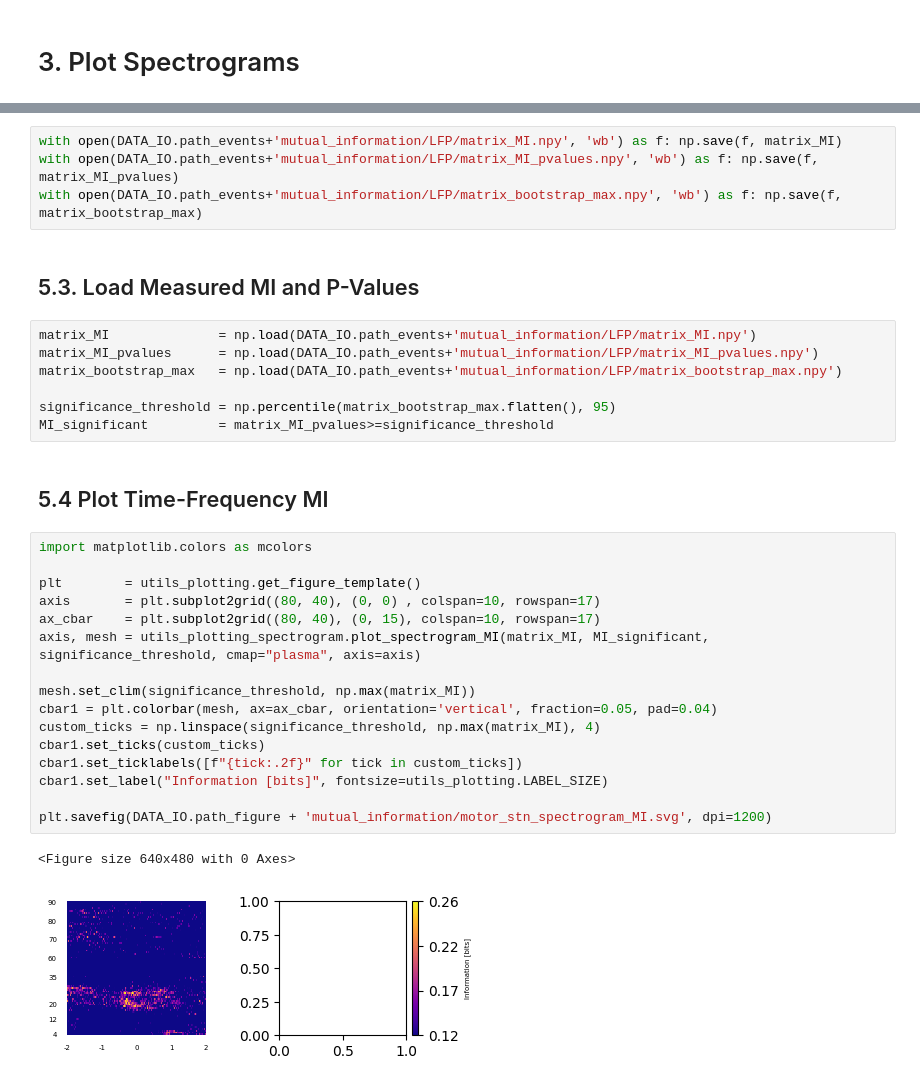
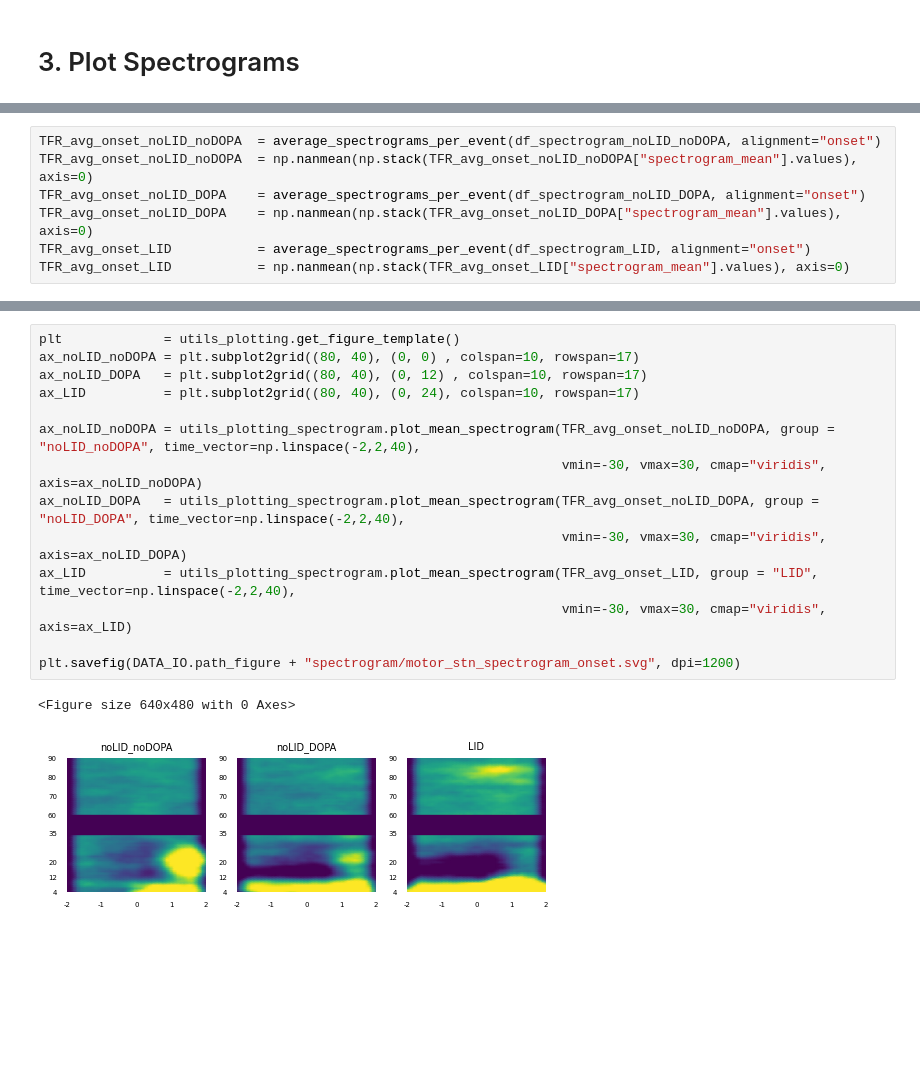
Before and after one commit to ahmetofficial/PD-Dyskinesia-Electrophysiology, a Jupyter notebook: 3.2 LFP Spectrogram Generation and Visualization.ipynb, the cells around one changed output, grey strips where cells are left out. Drawn from its saved outputs; the diff is of its cells as text; blank space fills up the shorter version.

```diff
--- a/3.2 LFP Spectrogram Generation and Visualization.ipynb
+++ b/3.2 LFP Spectrogram Generation and Visualization.ipynb
@@ -109,3 +117,10 @@ TFR_avg_offset_LID          = np.squeeze(TFR_avg_offset_LID)
+# %%
+TFR_avg_onset_noLID_noDOPA  = average_spectrograms_per_event(df_spectrogram_noLID_noDOPA, alignment="onset")
+TFR_avg_onset_noLID_noDOPA  = np.nanmean(np.stack(TFR_avg_onset_noLID_noDOPA["spectrogram_mean"].values), axis=0)
+TFR_avg_onset_noLID_DOPA    = average_spectrograms_per_event(df_spectrogram_noLID_DOPA, alignment="onset")
+TFR_avg_onset_noLID_DOPA    = np.nanmean(np.stack(TFR_avg_onset_noLID_DOPA["spectrogram_mean"].values), axis=0)
+TFR_avg_onset_LID           = average_spectrograms_per_event(df_spectrogram_LID, alignment="onset")
+TFR_avg_onset_LID           = np.nanmean(np.stack(TFR_avg_onset_LID["spectrogram_mean"].values), axis=0)
 # %%
 plt             = utils_plotting.get_figure_template()
 ax_noLID_noDOPA = plt.subplot2grid((80, 40), (0, 0) , colspan=10, rowspan=17)
@@ -308,34 +141,17 @@ matrix_MI, matrix_MI_pvalues, matrix_bootstrap_max = utils_mutual_information.me
-# %%
-with open(DATA_IO.path_events+'mutual_information/LFP/matrix_MI.npy', 'wb') as f: np.save(f, matrix_MI)
-with open(DATA_IO.path_events+'mutual_information/LFP/matrix_MI_pvalues.npy', 'wb') as f: np.save(f, matrix_MI_pvalues)
-with open(DATA_IO.path_events+'mutual_information/LFP/matrix_bootstrap_max.npy', 'wb') as f: np.save(f, matrix_bootstrap_max)
-# %% [markdown]
-## 5.3. Load Measured MI and P-Values
-# %%
-matrix_MI              = np.load(DATA_IO.path_events+'mutual_information/LFP/matrix_MI.npy')
-matrix_MI_pvalues      = np.load(DATA_IO.path_events+'mutual_information/LFP/matrix_MI_pvalues.npy')
-matrix_bootstrap_max   = np.load(DATA_IO.path_events+'mutual_information/LFP/matrix_bootstrap_max.npy')
-
-significance_threshold = np.percentile(matrix_bootstrap_max.flatten(), 95)
-MI_significant         = matrix_MI_pvalues>=significance_threshold
-# %% [markdown]
-## 5.4 Plot Time-Frequency MI
-# %%
-import matplotlib.colors as mcolors
-
-plt        = utils_plotting.get_figure_template()
-axis       = plt.subplot2grid((80, 40), (0, 0) , colspan=10, rowspan=17)
-ax_cbar    = plt.subplot2grid((80, 40), (0, 15), colspan=10, rowspan=17)
-axis, mesh = utils_plotting_spectrogram.plot_spectrogram_MI(matrix_MI, MI_significant, significance_threshold, cmap="plasma", axis=axis)
-
-mesh.set_clim(significance_threshold, np.max(matrix_MI))
-cbar1 = plt.colorbar(mesh, ax=ax_cbar, orientation='vertical', fraction=0.05, pad=0.04)
-custom_ticks = np.linspace(significance_threshold, np.max(matrix_MI), 4)
-cbar1.set_ticks(custom_ticks)
-cbar1.set_ticklabels([f"{tick:.2f}" for tick in custom_ticks])
-cbar1.set_label("Information [bits]", fontsize=utils_plotting.LABEL_SIZE)
-
-plt.savefig(DATA_IO.path_figure + 'mutual_information/motor_stn_spectrogram_MI.svg', dpi=1200)
-# %% [output]
-<Figure size 640x480 with 0 Axes>
-[figure, removed]
+# %%
+plt             = utils_plotting.get_figure_template()
+ax_noLID_noDOPA = plt.subplot2grid((80, 40), (0, 0) , colspan=10, rowspan=17)
+ax_noLID_DOPA   = plt.subplot2grid((80, 40), (0, 12) , colspan=10, rowspan=17)
+ax_LID          = plt.subplot2grid((80, 40), (0, 24), colspan=10, rowspan=17)
+
+ax_noLID_noDOPA = utils_plotting_spectrogram.plot_mean_spectrogram(TFR_avg_onset_noLID_noDOPA, group = "noLID_noDOPA", time_vector=np.linspace(-2,2,40),
+                                                                   vmin=-30, vmax=30, cmap="viridis", axis=ax_noLID_noDOPA)
+ax_noLID_DOPA   = utils_plotting_spectrogram.plot_mean_spectrogram(TFR_avg_onset_noLID_DOPA, group = "noLID_DOPA", time_vector=np.linspace(-2,2,40),
+                                                                   vmin=-30, vmax=30, cmap="viridis", axis=ax_noLID_DOPA)
+ax_LID          = utils_plotting_spectrogram.plot_mean_spectrogram(TFR_avg_onset_LID, group = "LID", time_vector=np.linspace(-2,2,40),
+                                                                   vmin=-30, vmax=30, cmap="viridis", axis=ax_LID)
+
+plt.savefig(DATA_IO.path_figure + "spectrogram/motor_stn_spectrogram_onset.svg", dpi=1200)
+# %% [output]
+<Figure size 640x480 with 0 Axes>
+[figure, added]
```
Also changed, not shown: parts of 26 cells of this notebook, 15 other files.
